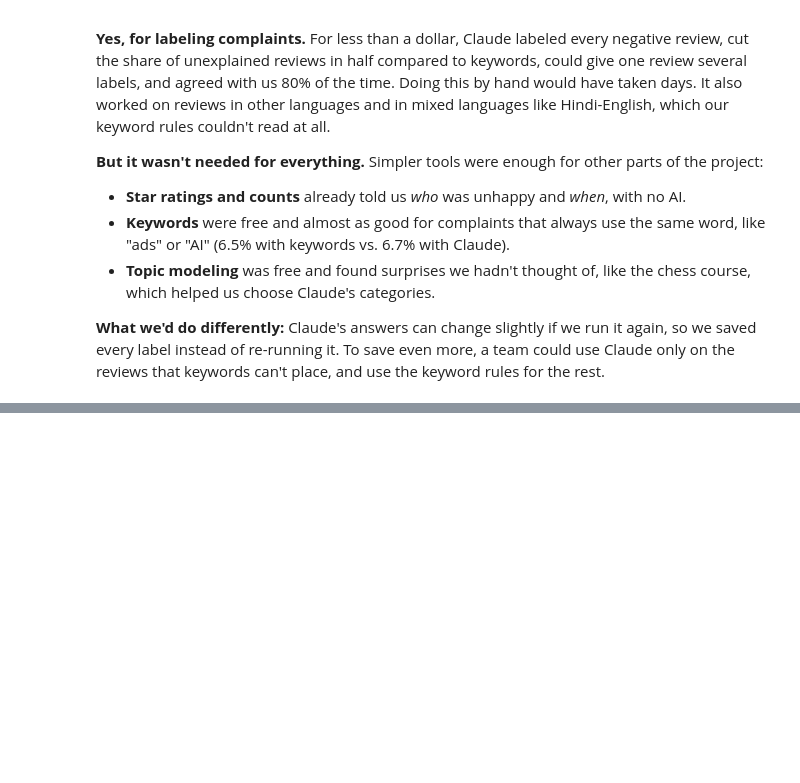
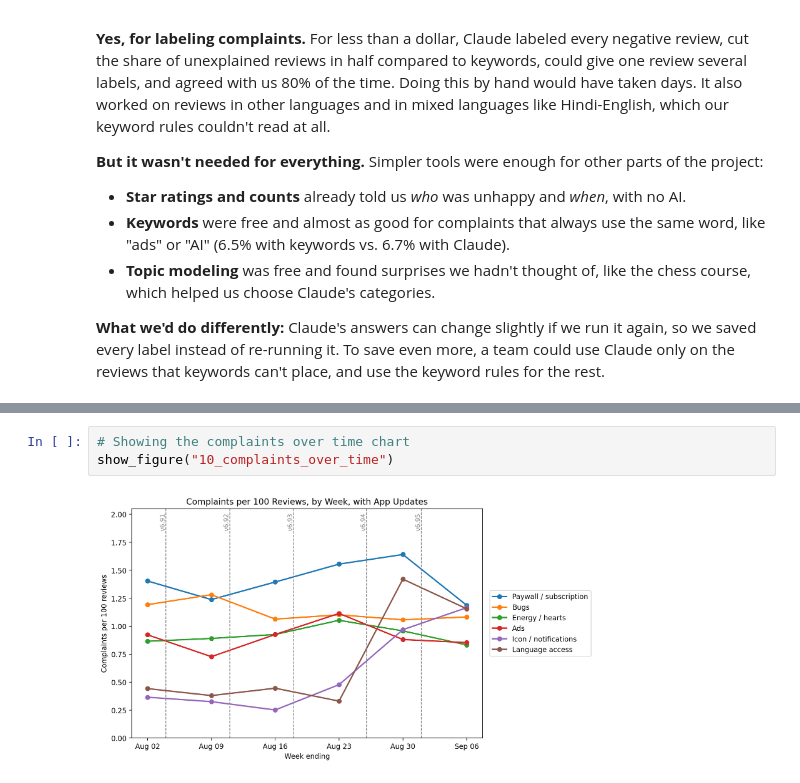
Before and after one commit to Teenna-Pachika/info4360-duolingo-reviews, a Jupyter notebook: notebooks/06_final_report.ipynb, the cells around one changed output, grey strips where cells are left out. Cells and saved outputs as stored; diff of their text form; blank space fills up the shorter version.

Commit message:
Add complaint trends and thumbs-up analysis

```diff
--- a/notebooks/06_final_report.ipynb
+++ b/notebooks/06_final_report.ipynb
@@ -360,0 +395,5 @@ usage.round(3)
+# %%
+# Showing the complaints over time chart
+show_figure("10_complaints_over_time")
+# %% [output]
+[figure, added]
```
Also changed, not shown: parts of 12 cells of this notebook.
